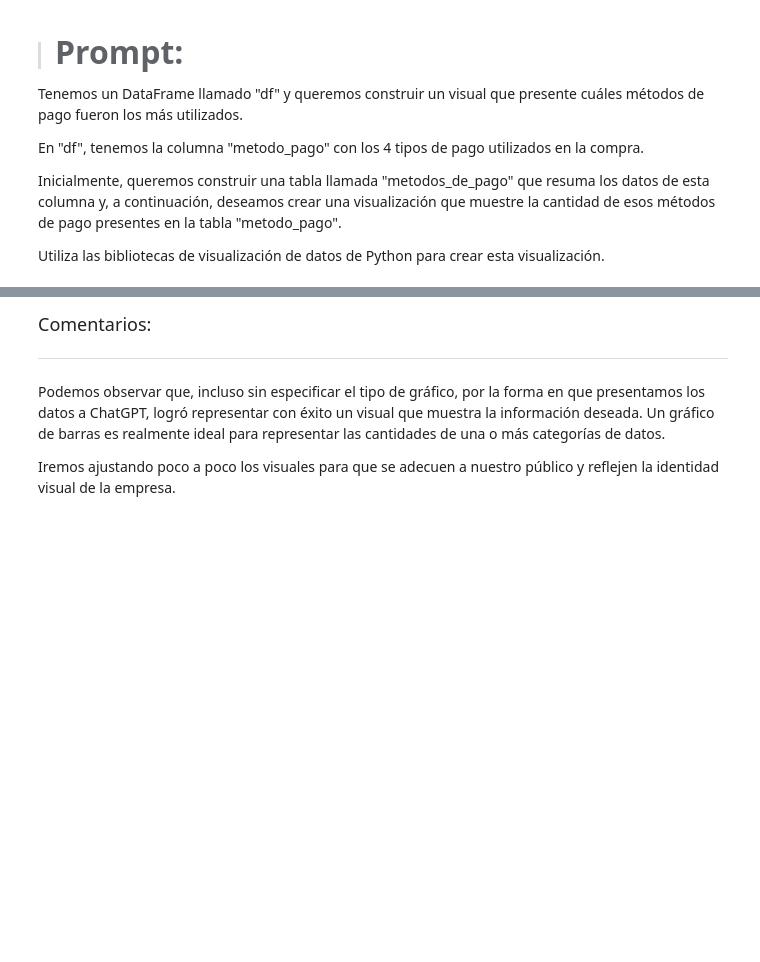
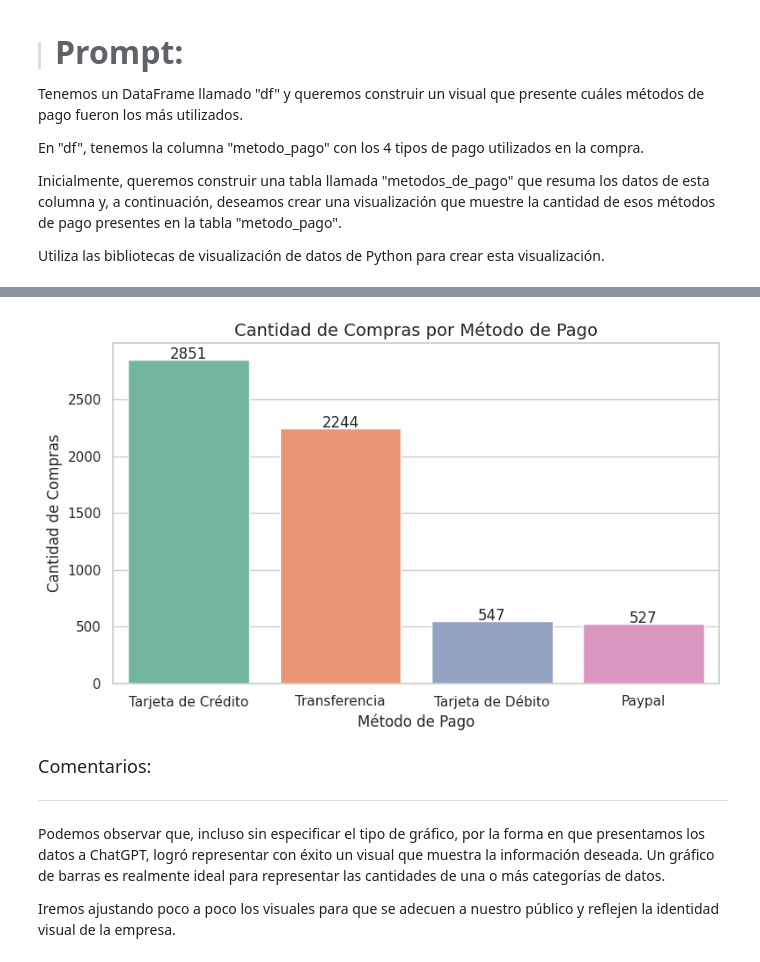
Before and after one commit to Juans1604/AluraStoreLatam, a Jupyter notebook: IA_aplicada_a_ciencia_de_datos.ipynb, the cells around one changed output, grey strips where cells are left out. Saved outputs shown, nothing was run; the diff lists cells and outputs as text; code cells hidden in the pictures; blank space fills up the shorter version.

```diff
--- a/IA_aplicada_a_ciencia_de_datos.ipynb
+++ b/IA_aplicada_a_ciencia_de_datos.ipynb
@@ -747,3 +747,8 @@ En "df", tenemos la columna "metodo_pago" con los 4 tipos de pago utilizados en
 Inicialmente, queremos construir una tabla llamada "metodos_de_pago" que resuma los datos de esta columna y, a continuación, deseamos crear una visualización que muestre la cantidad de esos métodos de pago presentes en la tabla "metodo_pago".
 
 Utiliza las bibliotecas de visualización de datos de Python para crear esta visualización.
+# %%
+# Tabla resumen con conteo por método de pago
+metodos_de_pago = df['metodo_pago'].value_counts().reset_index()
+metodos_de_pago.columns = ['metodo_pago', 'cantidad']
+metodos_de_pago
@@ -750,3 +761,27 @@ Utiliza las bibliotecas de visualización de datos de Python para crear esta vis
+# %%
+import seaborn as sns
+import matplotlib.pyplot as plt
+
+# Configuración del estilo
+sns.set(style='whitegrid')
+
+# Crear gráfico de barras
+plt.figure(figsize=(8, 5))
+sns.barplot(data=metodos_de_pago, x='metodo_pago', y='cantidad', palette='Set2')
+
+# Añadir etiquetas y título
+plt.title('Cantidad de Compras por Método de Pago', fontsize=14)
+plt.xlabel('Método de Pago')
+plt.ylabel('Cantidad de Compras')
+
+# Mostrar los valores sobre las barras
+for index, row in metodos_de_pago.iterrows():
+    plt.text(x=index, y=row['cantidad'] + 5, s=row['cantidad'], ha='center')
+
+plt.tight_layout()
+plt.show()
+# %% [output]
+[figure, added]
 # %% [markdown]
 
 <font color="7b71ff" size=4> Comentarios: </font>
```
Also changed, not shown: parts of 13 cells of this notebook.
